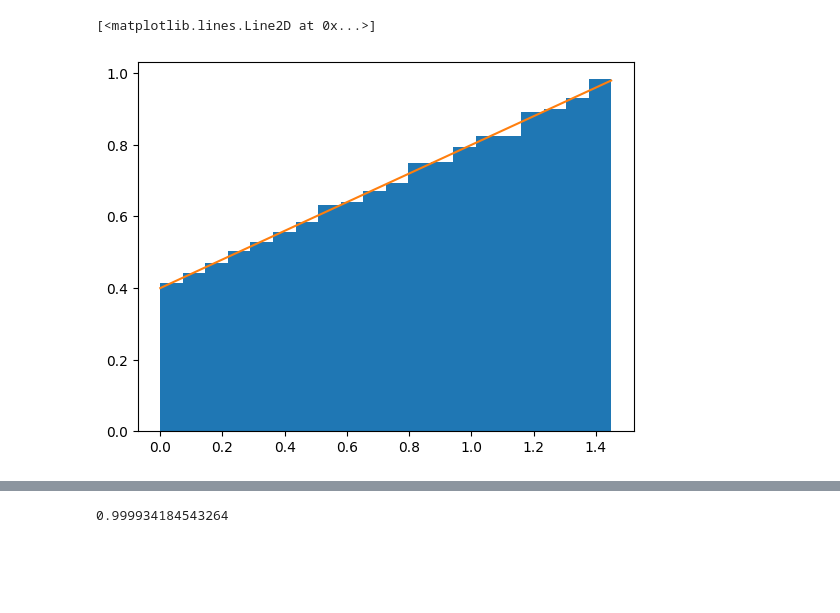
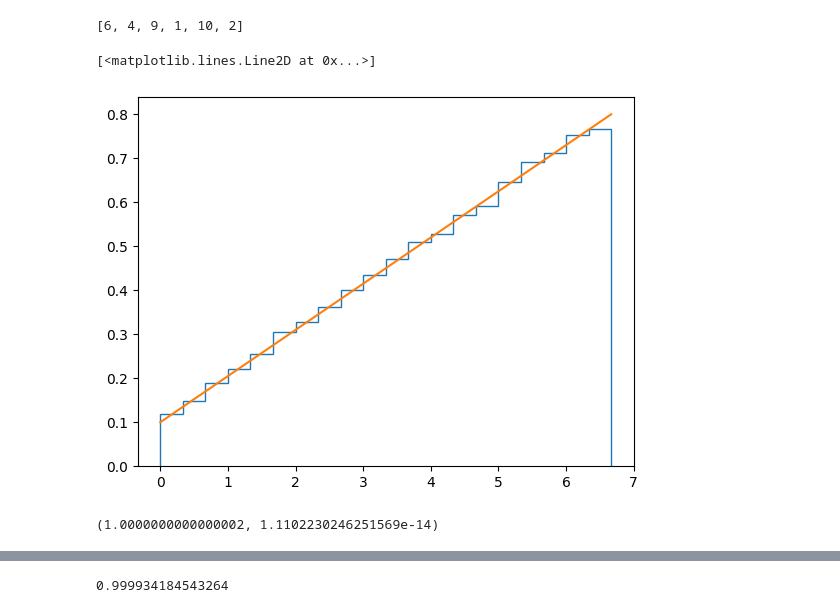
Before and after one commit to tsgaurav/Ising_RSRG, a Jupyter notebook: ipynb_notebooks/Ising_Decimation_2D.ipynb, the cells around one changed output, grey strips where cells are left out. Drawn from its saved outputs; the diff is of its cells as text; code cells hidden in the pictures; blank space fills up the shorter version.

```diff
--- a/ipynb_notebooks/Ising_Decimation_2D.ipynb
+++ b/ipynb_notebooks/Ising_Decimation_2D.ipynb
@@ -109,6 +109,11 @@ def exponential_dist(x, A, b):
     return A*np.exp(-b*x)
 # %%
 ind_dict, adj_ind = triangle_lattice_dictionary(5)
+
+nn_ind = triangle_nn_indices(4)
+nn_ind[5]
+# %% [output]
+[6, 4, 9, 1, 10, 2]
 # %%
 def random_nnDist(a,b,custDist,size=None, nControl=10**6):
     #genearte a list of size random samples, obeying the distribution custDist
@@ -119,50 +124,71 @@ def random_nnDist(a,b,custDist,size=None, nControl=10**6):
     nLoop=0
 
     low = 0
-    high = (np.sqrt(a**2 + 2*b) - a)/b
+    high = (np.sqrt(a**2 + 6*b) - a)/b
 
     while len(samples)<size and nLoop<nControl:
         x=np.random.uniform(low=low,high=high)
         prop=custDist(x, a, b)
         assert prop>=0 and prop<=1
         if np.random.uniform(low=0,high=1) <=prop:
             samples += [x]
         nLoop+=1
     return samples
 
-def random_nnnDist(w,a,b,custDist,size=None, nControl=10**6):
+def random_nnnDist(a,b,custDist,size=None, nControl=10**6):
     samples=[]
     nLoop=0
 
-    low = w
-    high = (np.sqrt(a**2 + 2*b*(1+a*w+b*w**2/2))-a)/b
+    low = (np.sqrt(a**2 + 6*b) - a)/b
+    high = (np.sqrt(a**2 + 2*b*(9+a*low+b*low**2/2))-a)/b
 
     while len(samples)<size and nLoop<nControl:
         x=np.random.uniform(low=low,high=high)
         prop=custDist(x, a, b)
         assert prop>=0 and prop<=1
         if np.random.uniform(low=0,high=1) <=prop:
             samples += [x]
         nLoop+=1
     return samples
 
 
 #call
-a=0.4
-b=0.4
+a=0.1
+b=0.105
+
 def linDist(x, a, b):
-    return a + b*x
-samples=random_nnDist(a,b,custDist=linDist,size=100000)
+    return (a + b*x)
+
+def linDist_nn(x, a, b):
+    return (a + b*x)/3.0
+
+def linDist_nnn(x, a, b):
+    return (a + b*x)/9.0
+
+w = (np.sqrt(a**2 + 6*b) - a)/b
+samples=random_nnDist(a,b,custDist=linDist_nn,size=100000)
 #print(samples)
 
-plt.hist(np.array(samples), density=True, bins = 20)
+n, bins = np.histogram(np.array(samples), density=True, bins = 20)
+plt.stairs(3*n, bins)
 
-x = np.linspace(0, (np.sqrt(a**2 + 2*b) - a)/b, 1000)
+x = np.linspace(0, w, 1000)
+plt.plot(x, 3*np.array(linDist_nn(x, a, b)))
 
-plt.plot(x, np.array(linDist(x, a, b)))
+#samples=random_nnnDist(w,a,b,custDist=linDist,size=100000)
+#plt.hist(np.array(samples), density=True, bins = 20)
+
+#x = np.linspace(0, (np.sqrt(a**2 + 2*b) - a)/b, 1000)
+#plt.plot(x, np.array(linDist(x, a, b)))
 # %% [output]
 [<matplotlib.lines.Line2D at 0x...>]
-[figure, old version]
+[figure, new version]
+# %%
+from scipy import integrate
+
+integrate.quad(lambda x:linDist_nn(x, a, b), 0, w)
+# %% [output]
+(1.0000000000000002, 1.1102230246251569e-14)
 # %%
 def update_adjacency_J_ij(adj_ind, i, j):
     #Updates adjaceny set of i with that of j
```
Also changed, not shown: parts of 9 cells of this notebook, 4 other files.
